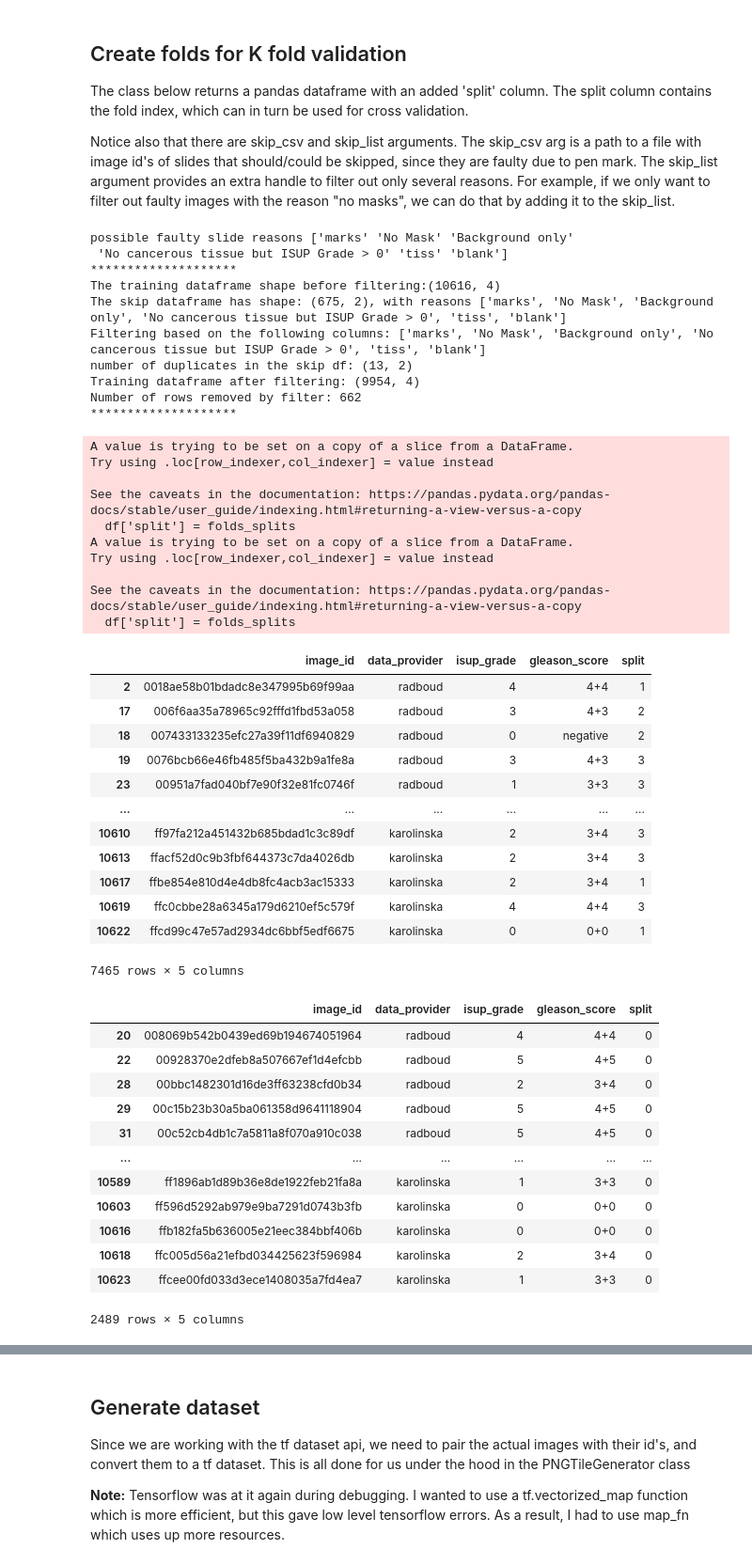
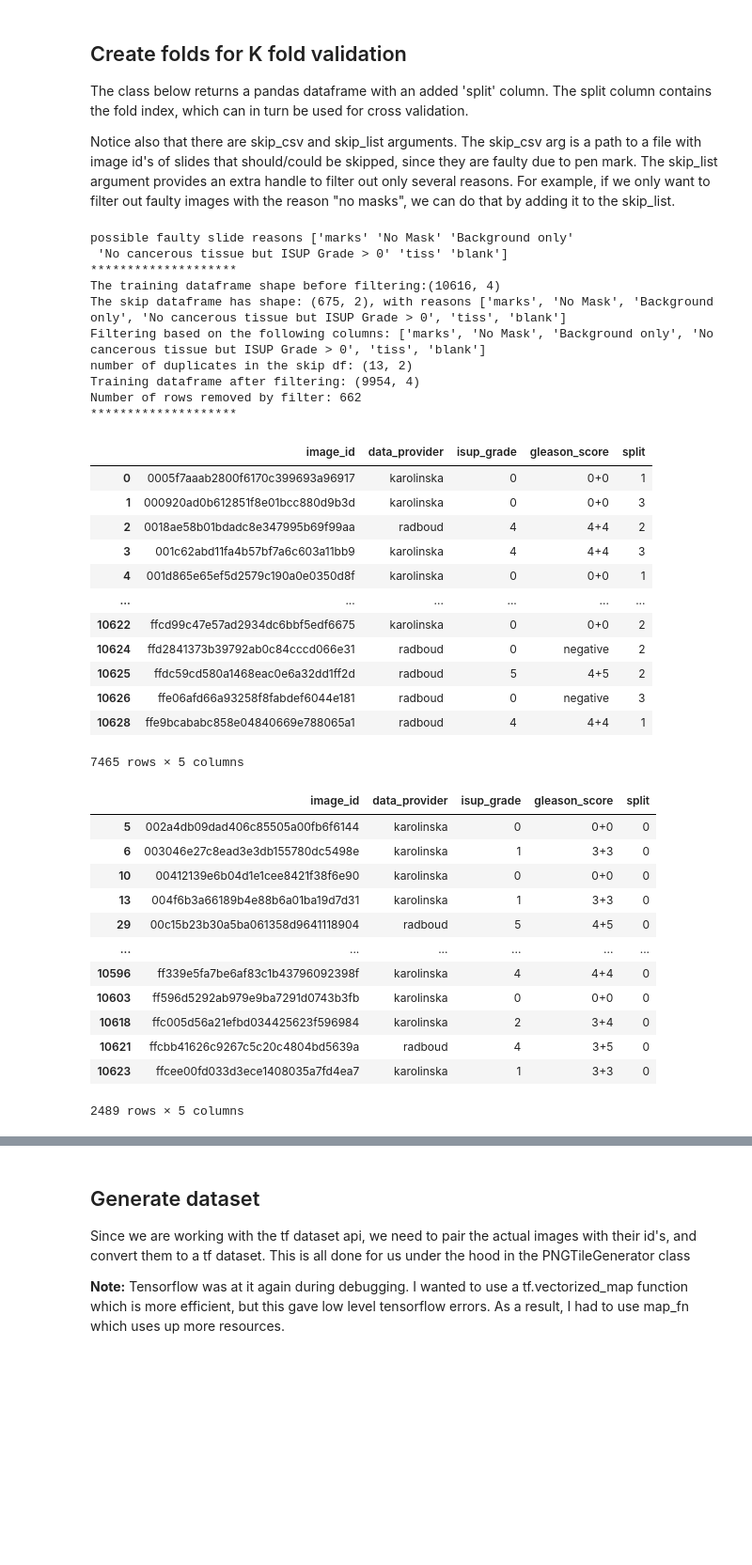
Before and after one commit to stephandooper/panda, a Jupyter notebook: notebooks/example.ipynb, the cells around one changed output, grey strips where cells are left out. Shown at 94% size. Saved outputs shown, nothing was run; the diff lists cells and outputs as text; code cells hidden in the pictures; blank space fills up the shorter version.

```diff
--- a/notebooks/example.ipynb
+++ b/notebooks/example.ipynb
@@ -131,70 +158,60 @@ Notice also that there are skip_csv and skip_list arguments. The skip_csv arg is
 # %%
 # an example: loading the skip dataframe and listing the possible reasons
 skip_df = pd.read_csv(Path(DATA_DIR) / Path('PANDA_Suspicious_Slides_15_05_2020.csv'))
 print("possible faulty slide reasons", skip_df['reason'].unique())
 
 fold_df = PandasDataLoader(images_csv_path=Path(DATA_DIR) / Path('train.csv'),
                            skip_csv=Path(DATA_DIR) / Path('PANDA_Suspicious_Slides_15_05_2020.csv'),
                            skip_list=[])
 
 # we create a possible stratification here, the options are by isup grade, or further distilled by isup grade and data provider
 # stratified_isup_sample or stratified_isup_dp_sample, we use the former.
 
-fold_df = fold_df.stratified_isup_dp_sample(NFOLDS, SEED)
+fold_df = fold_df.stratified_isup_sample(NFOLDS, SEED)
 
 # we can create training/validation splits from the fold column
 train_df = fold_df[fold_df['split'] != TRAIN_FOLD]
 valid_df = fold_df[fold_df['split'] == TRAIN_FOLD]
 
 display(train_df)
 display(valid_df)
 # %% [output]
 possible faulty slide reasons ['marks' 'No Mask' 'Background only'
  'No cancerous tissue but ISUP Grade > 0' 'tiss' 'blank']
 ********************
 The training dataframe shape before filtering:(10616, 4)
 The skip dataframe has shape: (675, 2), with reasons ['marks', 'No Mask', 'Background only', 'No cancerous tissue but ISUP Grade > 0', 'tiss', 'blank']
 Filtering based on the following columns: ['marks', 'No Mask', 'Background only', 'No cancerous tissue but ISUP Grade > 0', 'tiss', 'blank']
 number of duplicates in the skip df: (13, 2)
 Training dataframe after filtering: (9954, 4)
 Number of rows removed by filter: 662
 ********************
+|  | image_id | data_provider | isup_grade | gleason_score | split |
+| 0 | 0005f7aaab2800f6170c399693a96917 | karolinska | 0 | 0+0 | 1 |
+| 1 | 000920ad0b612851f8e01bcc880d9b3d | karolinska | 0 | 0+0 | 3 |
+| 2 | 0018ae58b01bdadc8e347995b69f99aa | radboud | 4 | 4+4 | 2 |
+| 3 | 001c62abd11fa4b57bf7a6c603a11bb9 | karolinska | 4 | 4+4 | 3 |
+| 4 | 001d865e65ef5d2579c190a0e0350d8f | karolinska | 0 | 0+0 | 1 |
+| ... | ... | ... | ... | ... | ... |
+| 10622 | ffcd99c47e57ad2934dc6bbf5edf6675 | karolinska | 0 | 0+0 | 2 |
+| 10624 | ffd2841373b39792ab0c84cccd066e31 | radboud | 0 | negative | 2 |
+| 10625 | ffdc59cd580a1468eac0e6a32dd1ff2d | radboud | 5 | 4+5 | 2 |
+| 10626 | ffe06afd66a93258f8fabdef6044e181 | radboud | 0 | negative | 3 |
+| 10628 | ffe9bcababc858e04840669e788065a1 | radboud | 4 | 4+4 | 1 |
-A value is trying to be set on a copy of a slice from a DataFrame.
-Try using .loc[row_indexer,col_indexer] = value instead
-
-See the caveats in the documentation: https://pandas.pydata.org/pandas-docs/stable/user_guide/indexing.html#returning-a-view-versus-a-copy
-  df['split'] = folds_splits
-A value is trying to be set on a copy of a slice from a DataFrame.
-Try using .loc[row_indexer,col_indexer] = value instead
-
-See the caveats in the documentation: https://pandas.pydata.org/pandas-docs/stable/user_guide/indexing.html#returning-a-view-versus-a-copy
-  df['split'] = folds_splits
+7465 rows × 5 columns
-|  | image_id | data_provider | isup_grade | gleason_score | split |
-| 2 | 0018ae58b01bdadc8e347995b69f99aa | radboud | 4 | 4+4 | 1 |
-| 17 | 006f6aa35a78965c92fffd1fbd53a058 | radboud | 3 | 4+3 | 2 |
-| 18 | 007433133235efc27a39f11df6940829 | radboud | 0 | negative | 2 |
-| 19 | 0076bcb66e46fb485f5ba432b9a1fe8a | radboud | 3 | 4+3 | 3 |
-| 23 | 00951a7fad040bf7e90f32e81fc0746f | radboud | 1 | 3+3 | 3 |
-| ... | ... | ... | ... | ... | ... |
-| 10610 | ff97fa212a451432b685bdad1c3c89df | karolinska | 2 | 3+4 | 3 |
-| 10613 | ffacf52d0c9b3fbf644373c7da4026db | karolinska | 2 | 3+4 | 3 |
-| 10617 | ffbe854e810d4e4db8fc4acb3ac15333 | karolinska | 2 | 3+4 | 1 |
-| 10619 | ffc0cbbe28a6345a179d6210ef5c579f | karolinska | 4 | 4+4 | 3 |
-| 10622 | ffcd99c47e57ad2934dc6bbf5edf6675 | karolinska | 0 | 0+0 | 1 |
+|  | image_id | data_provider | isup_grade | gleason_score | split |
+| 5 | 002a4db09dad406c85505a00fb6f6144 | karolinska | 0 | 0+0 | 0 |
+| 6 | 003046e27c8ead3e3db155780dc5498e | karolinska | 1 | 3+3 | 0 |
+| 10 | 00412139e6b04d1e1cee8421f38f6e90 | karolinska | 0 | 0+0 | 0 |
+| 13 | 004f6b3a66189b4e88b6a01ba19d7d31 | karolinska | 1 | 3+3 | 0 |
+| 29 | 00c15b23b30a5ba061358d9641118904 | radboud | 5 | 4+5 | 0 |
+| ... | ... | ... | ... | ... | ... |
+| 10596 | ff339e5fa7be6af83c1b43796092398f | karolinska | 4 | 4+4 | 0 |
+| 10603 | ff596d5292ab979e9ba7291d0743b3fb | karolinska | 0 | 0+0 | 0 |
+| 10618 | ffc005d56a21efbd034425623f596984 | karolinska | 2 | 3+4 | 0 |
+| 10621 | ffcbb41626c9267c5c20c4804bd5639a | radboud | 4 | 3+5 | 0 |
+| 10623 | ffcee00fd033d3ece1408035a7fd4ea7 | karolinska | 1 | 3+3 | 0 |
-7465 rows × 5 columns
+2489 rows × 5 columns
-|  | image_id | data_provider | isup_grade | gleason_score | split |
-| 20 | 008069b542b0439ed69b194674051964 | radboud | 4 | 4+4 | 0 |
-| 22 | 00928370e2dfeb8a507667ef1d4efcbb | radboud | 5 | 4+5 | 0 |
-| 28 | 00bbc1482301d16de3ff63238cfd0b34 | radboud | 2 | 3+4 | 0 |
-| 29 | 00c15b23b30a5ba061358d9641118904 | radboud | 5 | 4+5 | 0 |
-| 31 | 00c52cb4db1c7a5811a8f070a910c038 | radboud | 5 | 4+5 | 0 |
-| ... | ... | ... | ... | ... | ... |
-| 10589 | ff1896ab1d89b36e8de1922feb21fa8a | karolinska | 1 | 3+3 | 0 |
-| 10603 | ff596d5292ab979e9ba7291d0743b3fb | karolinska | 0 | 0+0 | 0 |
-| 10616 | ffb182fa5b636005e21eec384bbf406b | karolinska | 0 | 0+0 | 0 |
-| 10618 | ffc005d56a21efbd034425623f596984 | karolinska | 2 | 3+4 | 0 |
-| 10623 | ffcee00fd033d3ece1408035a7fd4ea7 | karolinska | 1 | 3+3 | 0 |
-2489 rows × 5 columns
 # %%
 FOLDED_NUM_TRAIN_IMAGES = train_df.shape[0]
 FOLDED_NUM_VALID_IMAGES = valid_df.shape[0]
```
Also changed, not shown: parts of 34 cells of this notebook, 22 other files.
